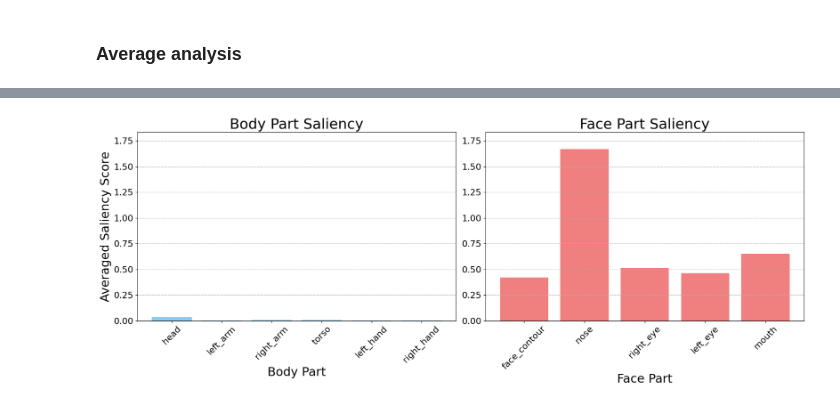
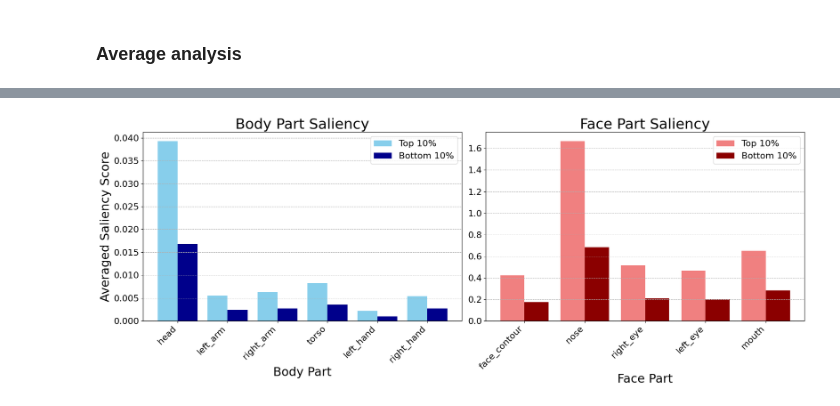
Before and after one commit to theofuhrmann/masters-thesis, a Jupyter notebook: gradient_saliency/plots_dataset.ipynb, the cells around one changed output, grey strips where cells are left out. Saved outputs shown, nothing was run; the diff lists cells and outputs as text; code cells hidden in the pictures.

Commit message:
added top/bottom comparison plots

```diff
--- a/gradient_saliency/plots_dataset.ipynb
+++ b/gradient_saliency/plots_dataset.ipynb
@@ -468,54 +984,87 @@ plt.show()
 # %%
-body_part_ig_saliency = {
-    part: np.mean(average_body_saliency[indices])
+top_body_part_ig_saliency = {
+    part: np.mean(top_average_body_saliency[indices])
     for part, indices in body_parts_map.items()
 }
 
-face_part_ig_saliency = {
-    part: np.mean(average_face_saliency[indices])
+bottom_body_part_ig_saliency = {
+    part: np.mean(bottom_average_body_saliency[indices])
+    for part, indices in body_parts_map.items()
+}
+
+top_face_part_ig_saliency = {
+    part: np.mean(top_average_face_saliency[indices])
     for part, indices in face_parts_map.items()
 }
+
+bottom_face_part_ig_saliency = {
+    part: np.mean(bottom_average_face_saliency[indices])
+    for part, indices in face_parts_map.items()
+}
 # %%
 fig, axes = plt.subplots(1, 2, figsize=(18, 7))
-# fig.suptitle(
-#     f"Aggregated Saliency Distribution for {artist} - {song}",
-#     fontsize=30,
-#     y=1.05,
-# )
 
-# --- Plot 1: Body Parts with corrected method ---
-corrected_body_part_names = list(body_part_ig_saliency.keys())
-corrected_body_part_values = list(body_part_ig_saliency.values())
+# --- Plot 1: Body Parts ---
+x = np.arange(len(top_body_part_ig_saliency))  # X positions for the bars
+width = 0.4  # Width of each bar
+
+# Extract data for top and bottom saliencies
+top_body_values = list(top_body_part_ig_saliency.values())
+bottom_body_values = list(bottom_body_part_ig_saliency.values())
+body_part_names = list(top_body_part_ig_saliency.keys())
+
+# Plot top and bottom saliencies side by side
 axes[0].bar(
-    corrected_body_part_names, corrected_body_part_values, color="skyblue"
+    x - width / 2, top_body_values, width, label="Top 10%", color="skyblue"
 )
+axes[0].bar(
+    x + width / 2,
+    bottom_body_values,
+    width,
+    label="Bottom 10%",
+    color="darkblue",
+)
+
+# Customize the plot
 axes[0].set_title("Body Part Saliency", fontsize=26)
 axes[0].set_xlabel("Body Part", fontsize=22)
 axes[0].set_ylabel("Averaged Saliency Score", fontsize=22)
-axes[0].tick_params(axis="x", rotation=45, labelsize=16)
+axes[0].set_xticks(x)
+axes[0].set_xticklabels(body_part_names, rotation=45, ha="right", fontsize=16)
 axes[0].tick_params(axis="y", labelsize=16)
-axes[0].grid(axis="y", linestyle="--")  # Add horizontal grid lines
+axes[0].grid(axis="y", linestyle="--")
+axes[0].legend(fontsize=16)
 
-# --- Plot 2: Face Parts with corrected method ---
-corrected_face_part_names = list(face_part_ig_saliency.keys())
-corrected_face_part_values = list(face_part_ig_saliency.values())
+# --- Plot 2: Face Parts ---
+x = np.arange(len(top_face_part_ig_saliency))  # X positions for the bars
+
+# Extract data for top and bottom saliencies
+top_face_values = list(top_face_part_ig_saliency.values())
+bottom_face_values = list(bottom_face_part_ig_saliency.values())
+face_part_names = list(top_face_part_ig_saliency.keys())
+
+# Plot top and bottom saliencies side by side
 axes[1].bar(
-    corrected_face_part_names, corrected_face_part_values, color="lightcoral"
+    x - width / 2, top_face_values, width, label="Top 10%", color="lightcoral"
 )
+axes[1].bar(
+    x + width / 2,
+    bottom_face_values,
+    width,
+    label="Bottom 10%",
+    color="darkred",
+)
+
+# Customize the plot
 axes[1].set_title("Face Part Saliency", fontsize=26)
 axes[1].set_xlabel("Face Part", fontsize=22)
-axes[1].tick_params(axis="x", rotation=45, labelsize=16)
+axes[1].set_xticks(x)
+axes[1].set_xticklabels(face_part_names, rotation=45, ha="right", fontsize=16)
 axes[1].tick_params(axis="y", labelsize=16)
-axes[1].grid(axis="y", linestyle="--")  # Add horizontal grid lines
-
-# --- Ensure both y-axes have the same scale ---
-max_saliency = max(
-    max(corrected_body_part_values), max(corrected_face_part_values)
-)
-axes[0].set_ylim([0, max_saliency * 1.1])
-axes[1].set_ylim([0, max_saliency * 1.1])
+axes[1].grid(axis="y", linestyle="--")
+axes[1].legend(fontsize=16)
 
 plt.tight_layout()
 plt.show()
 # %% [output]
-[figure, old version]
+[figure, new version]
```
Also changed, not shown: parts of 13 cells of this notebook.
